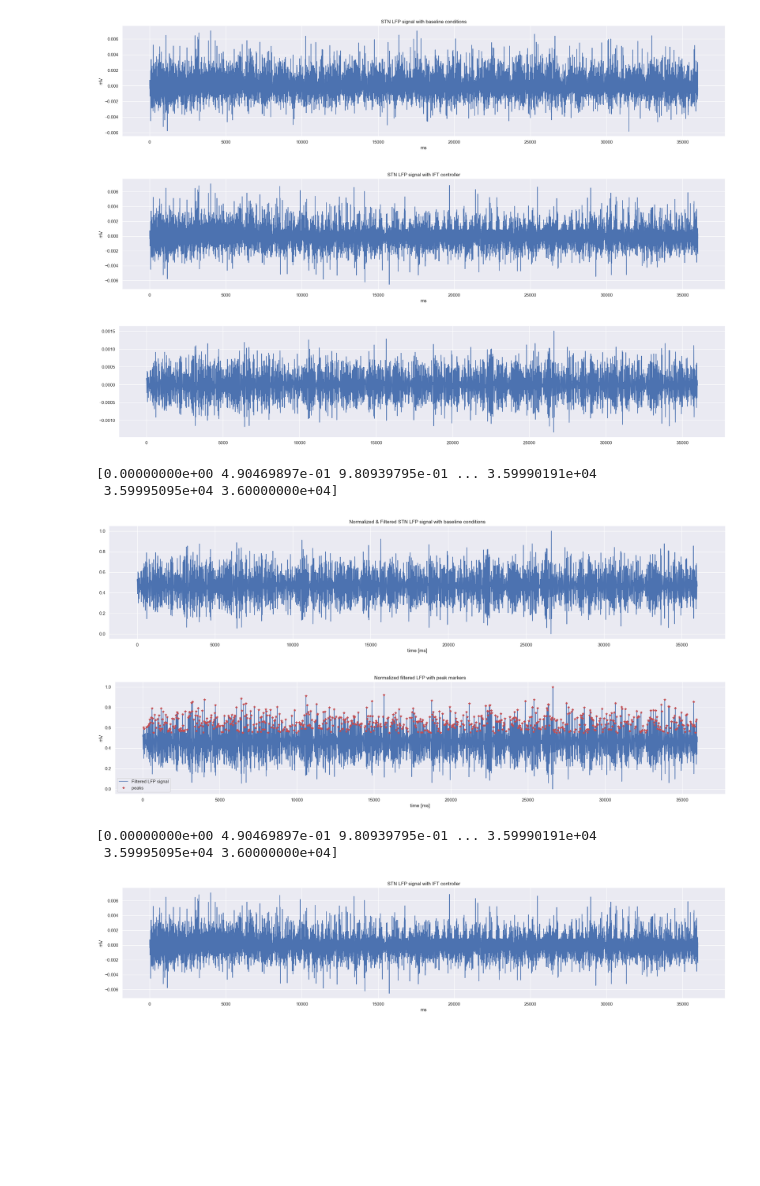
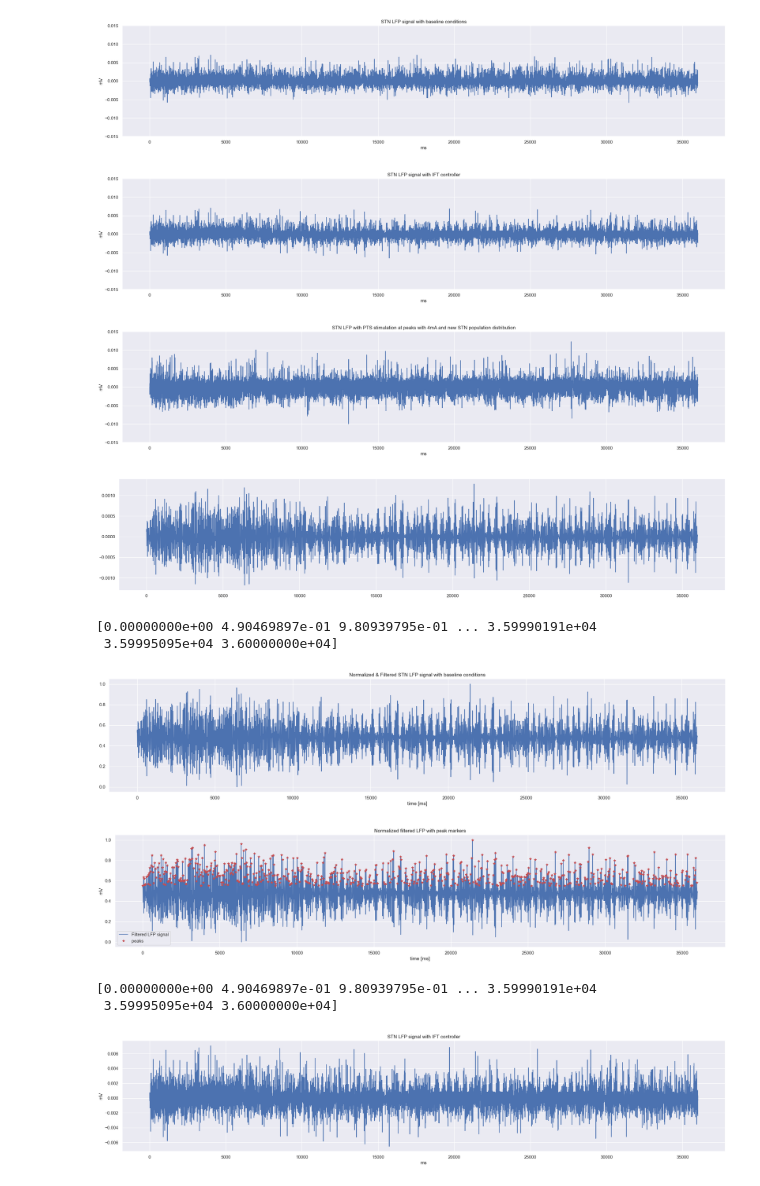
Before and after one commit to abelrassat7421/CBG_Model_Fleming_PTS, a Jupyter notebook: Results_30s/plot_LFP.ipynb, the cells around one changed output. Cells and saved outputs as stored; diff of their text form; code cells hidden in the pictures; blank space fills up the shorter version.

Commit message:
entrainment of GPe neurons & new STN distribution

```diff
--- a/Results_30s/plot_LFP.ipynb
+++ b/Results_30s/plot_LFP.ipynb
@@ -71,28 +71,62 @@ def mat_to_dict(obj: Any) -> dict:
 # %%
 # Plotting results from the zero controler configuration
 dir = Path('./RESULTS_baseline_30s')
 lfp_t, lfp = load_stn_lfp(dir, 0, 36000)
 
 plt.figure(figsize=(27, 5))
 plt.plot(lfp_t, lfp["signal"][:,0])
 plt.xlabel('ms')
 plt.ylabel('mV')
+plt.ylim([-0.015, 0.015])
 plt.title('STN LFP signal with baseline conditions')
 plt.show()
 
 # Plotting results from the IFT frequency modulation controler configuration
 dir2 = Path('./RESULTS_IFT_30s')
 lfp_t, lfp = load_stn_lfp(dir2, 0, 36000)
 
 plt.figure(figsize=(27, 5))
 plt.plot(lfp_t, lfp["signal"][:,0])
 plt.xlabel('ms')
 plt.ylabel('mV')
+plt.ylim([-0.015, 0.015])
 plt.title('STN LFP signal with IFT controller')
 plt.show()
+
+
+def load_stn_lfp(
+        dir: Path,
+        start_time: float,
+        tot_time: float
+        ) -> tuple[np.ndarray, dict]:
+    '''Reads STN LFP data from a .mat file
+    Modifications have been made for input parameters
+    start_time instead of stead_state_time and
+    total_time (stead_state_time + sim_time) instead of
+    sim_time'''
+    lfp_file = sio.loadmat(dir / 'STN_LFP_4.0mA-0.0deg.mat')
+    segments, _, _ = lfp_file['block'][0, 0]
+    segment = mat_to_dict(segments[0, 0][0, 0])
+    lfp = mat_to_dict(segment['analogsignals'][0, 0][0, 0])
+    lfp_t = np.linspace(start_time , tot_time, len(lfp['signal']))
+    return lfp_t, lfp
+
+
+# Plotting results from the IFT frequency modulation controler configuration
+dir3 = Path('./Rec_4mA_0deg')
+lfp_t, lfp = load_stn_lfp(dir3, 0, 36000)
+
+plt.figure(figsize=(27, 5))
+plt.plot(lfp_t, lfp["signal"][:,0])
+plt.xlabel('ms')
+plt.ylabel('mV')
+plt.ylim([-0.015, 0.015])
+plt.title('STN LFP with PTS stimulation at peaks with 4mA and new STN population distribution')
+plt.show()
 # %% [output]
-[figure, old version]
+[figure, new version]
-[figure, old version]
+[figure, new version]
+[figure, added]
 # %%
 rec_sampling_interval = 0.5 #in milliseconds
 fs = 1000.0 / rec_sampling_interval
@@ -106,7 +140,7 @@ plt.plot(lfp_t, lfp_beta_signal)
 plt.show()
 print(lfp_t)
 # %% [output]
-[figure, old version]
+[figure, new version]
 [0.00000000e+00 4.90469897e-01 9.80939795e-01 ... 3.59990191e+04
  3.59995095e+04 3.60000000e+04]
 # %%
@@ -137,7 +171,7 @@ plt.title("Normalized & Filtered STN LFP signal with baseline conditions")
 plt.xlabel("time [ms]")
 plt.show()
 # %% [output]
-[figure, old version]
+[figure, new version]
 # %%
 threshold = 0.55
 
@@ -156,7 +190,7 @@ plt.legend(["Filtered LFP signal", "peaks"], loc='lower left')
 plt.show()
 print(lfp_t)
 # %% [output]
-[figure, old version]
+[figure, new version]
 [0.00000000e+00 4.90469897e-01 9.80939795e-01 ... 3.59990191e+04
  3.59995095e+04 3.60000000e+04]
 # %%
```
Also changed, not shown: 6 other files.
